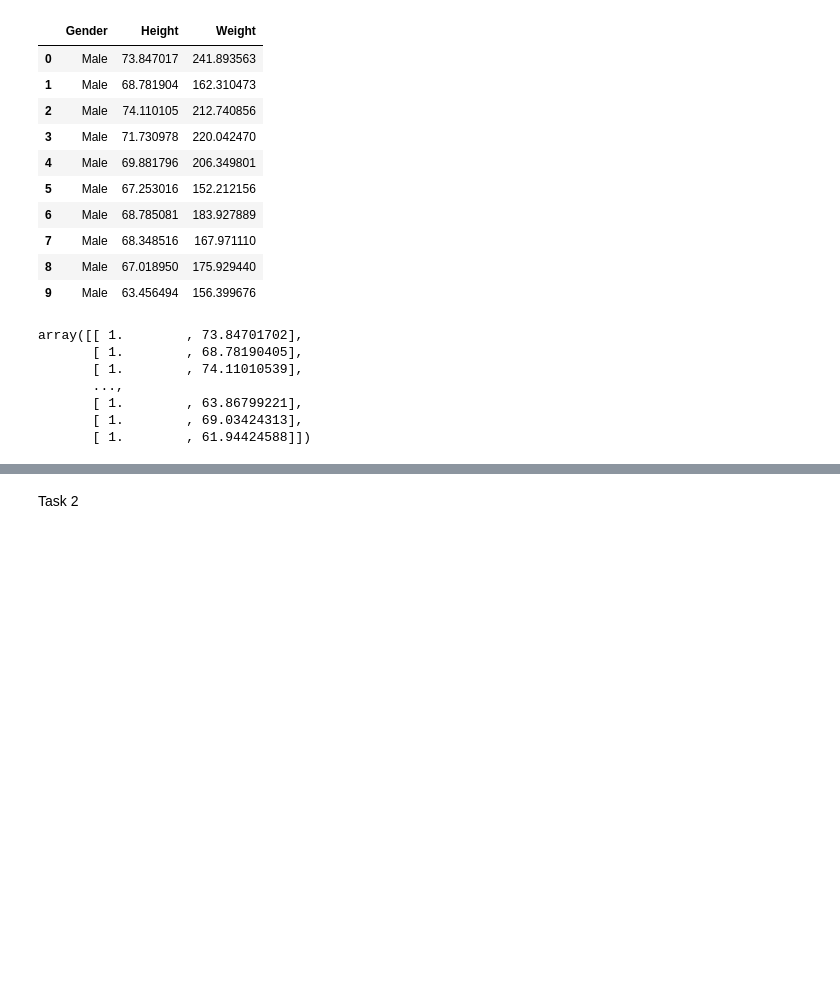
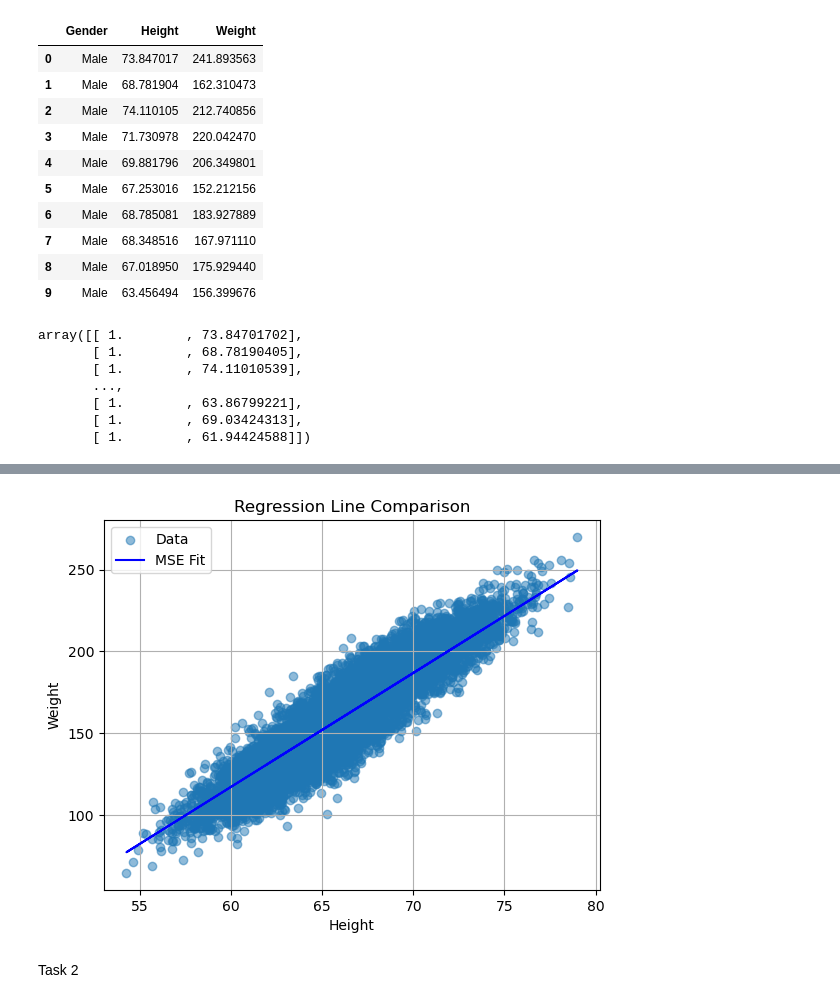
Before and after one commit to MoisieievVasya/OT_Lab_01, a Jupyter notebook: lab2.ipynb, the cells around one changed output, grey strips where cells are left out. Cells and saved outputs as stored; diff of their text form; code cells hidden in the pictures; blank space fills up the shorter version.

```diff
--- a/lab2.ipynb
+++ b/lab2.ipynb
@@ -89,3 +90,19 @@ plt.show()
+# %%
+
+plt.scatter(x_data, y_data, label="Data", alpha=0.5)
+
+y_pred_mse = A @ x_mse
+
+plt.plot(x_data, y_pred_mse, label="MSE Fit", color='blue')
+
+plt.xlabel("Height")
+plt.ylabel("Weight")
+plt.title("Regression Line Comparison")
+plt.legend()
+plt.grid(True)
+plt.show()
+# %% [output]
+[figure, added]
 # %% [markdown]
 Task 2
 # %%
```
Also changed, not shown: parts of 15 cells of this notebook, 4 other files.
